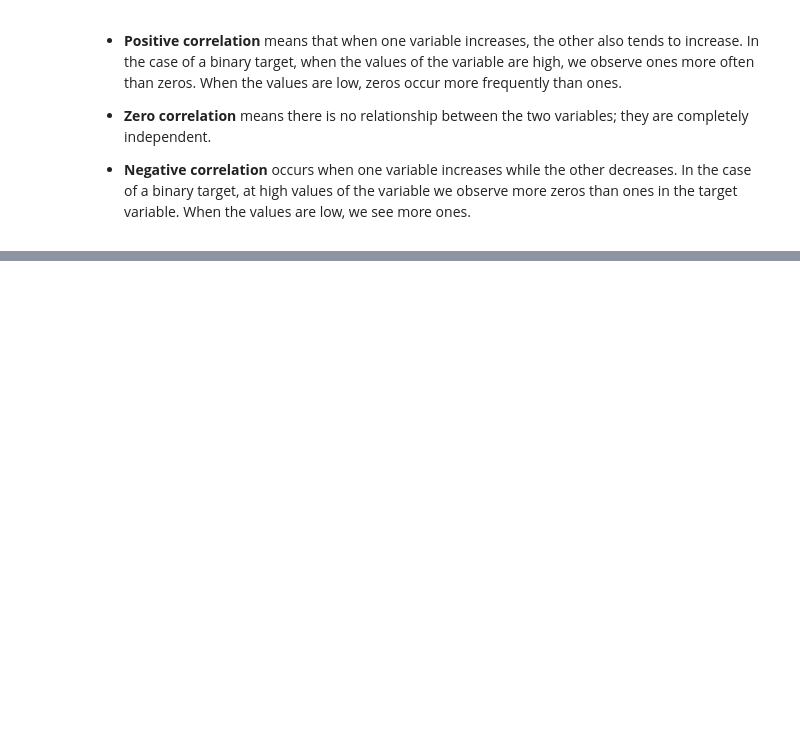
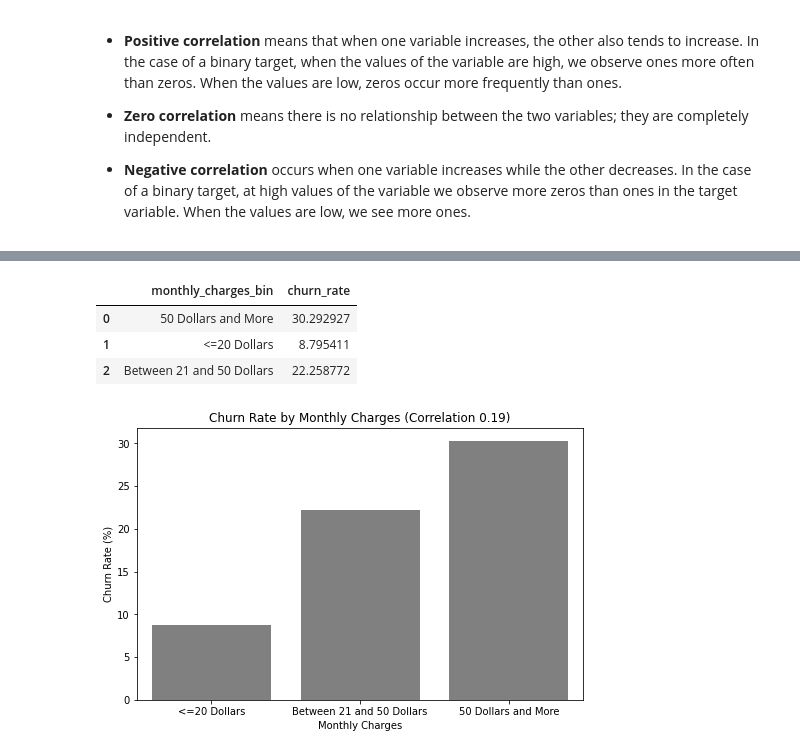
Before and after one commit to Arlan-Alibek/machine-learning-projects, a Jupyter notebook: Machine Learning for Classification/churn_prediciton.ipynb, the cells around one changed output, grey strips where cells are left out. Cells and saved outputs as stored; diff of their text form; code cells hidden in the pictures; blank space fills up the shorter version.

```diff
--- a/Machine Learning for Classification/churn_prediciton.ipynb
+++ b/Machine Learning for Classification/churn_prediciton.ipynb
@@ -421,0 +482,40 @@ One such method is the **correlation coefficient** (sometimes called the **Pears
+# %%
+def monthly_charges_to_bin(x):
+    if x <= 20:
+        return '<=20 Dollars'
+    elif x >= 21 and x <= 50:
+        return 'Between 21 and 50 Dollars'
+    else:
+        return '50 Dollars and More'
+
+further_insights['monthly_charges_bin'] = further_insights['monthlycharges'].apply(monthly_charges_to_bin)
+
+result = (
+    further_insights
+    .groupby('monthly_charges_bin')
+    .agg(churn_rate=('churn', 'mean'))
+    .assign(churn_rate=lambda x: x['churn_rate'] * 100)
+    .reset_index()
+)
+
+display(result)
+
+plt.figure(figsize=(8, 5))
+
+sns.barplot(
+    data=result.sort_values('churn_rate'),
+    x='monthly_charges_bin',
+    y='churn_rate',color='grey'
+)
+
+plt.ylabel('Churn Rate (%)')
+plt.xlabel('Monthly Charges')
+plt.title('Churn Rate by Monthly Charges (Correlation 0.19)')
+
+plt.show()
+# %% [output]
+|  | monthly_charges_bin | churn_rate |
+| 0 | 50 Dollars and More | 30.292927 |
+| 1 | <=20 Dollars | 8.795411 |
+| 2 | Between 21 and 50 Dollars | 22.258772 |
+[figure, added]
```
Also changed, not shown: parts of 8 cells of this notebook.
